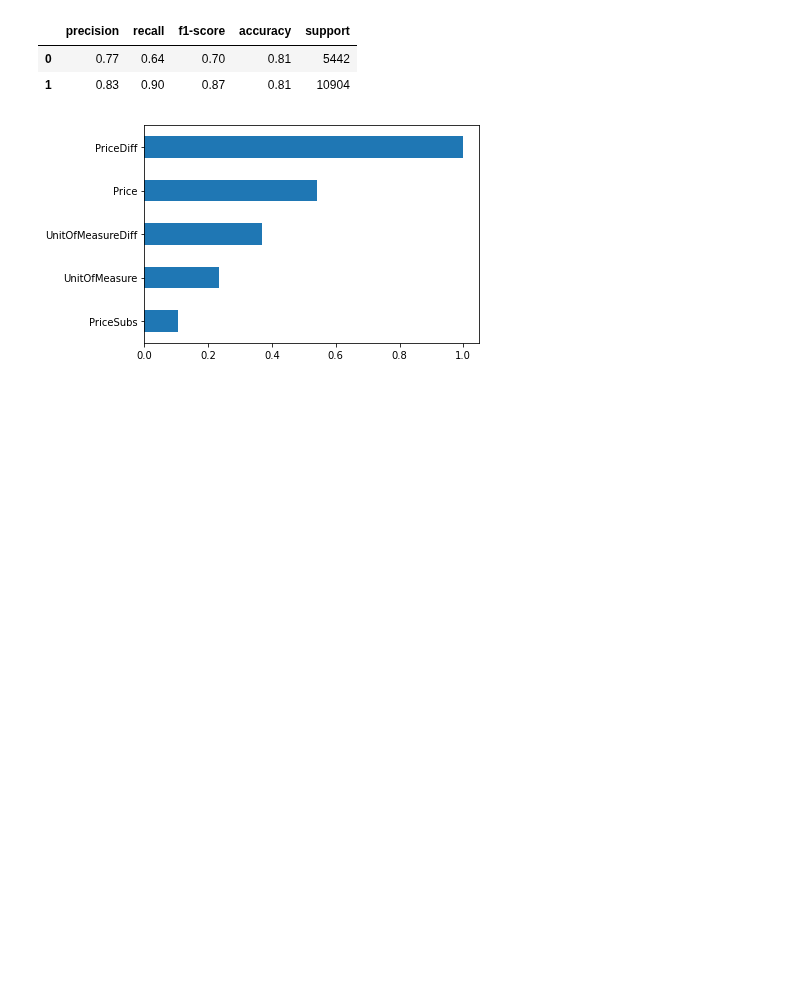
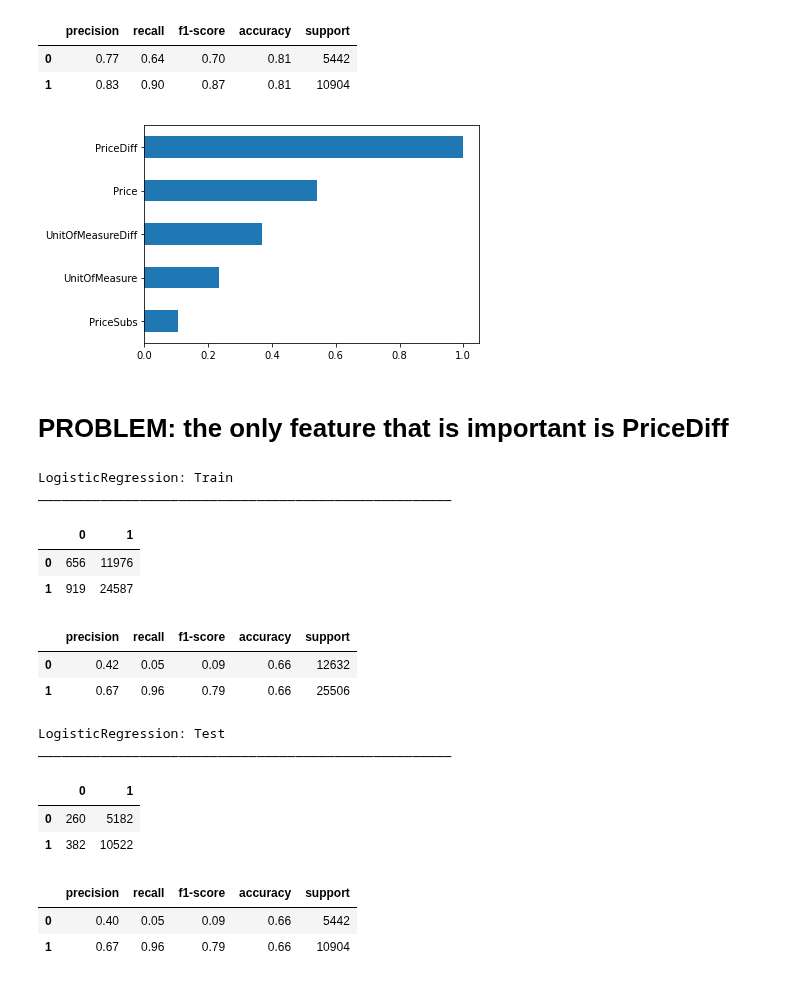
Before and after one commit to DanielKorenDataScience/ClassificationProject, a Jupyter notebook: Classification_Project_Shufersal.ipynb, the cells around one changed output. Cells and saved outputs as stored; diff of their text form; code cells hidden in the pictures; blank space fills up the shorter version.

```diff
--- a/Classification_Project_Shufersal.ipynb
+++ b/Classification_Project_Shufersal.ipynb
@@ -253,3 +254,5 @@ _____________________________________________________
 | 0 | 0.77 | 0.64 | 0.70 | 0.81 | 5442 |
 | 1 | 0.83 | 0.90 | 0.87 | 0.81 | 10904 |
 [figure]
+# %% [markdown]
+# PROBLEM: the only feature that is important is PriceDiff
@@ -255,0 +263,19 @@ _____________________________________________________
+# %%
+process_model(LogisticRegression(), X_train=X0_train, X_test=X0_test)
+# %% [output]
+LogisticRegression: Train
+_____________________________________________________
+|  | 0 | 1 |
+| 0 | 656 | 11976 |
+| 1 | 919 | 24587 |
+|  | precision | recall | f1-score | accuracy | support |
+| 0 | 0.42 | 0.05 | 0.09 | 0.66 | 12632 |
+| 1 | 0.67 | 0.96 | 0.79 | 0.66 | 25506 |
+LogisticRegression: Test
+_____________________________________________________
+|  | 0 | 1 |
+| 0 | 260 | 5182 |
+| 1 | 382 | 10522 |
+|  | precision | recall | f1-score | accuracy | support |
+| 0 | 0.40 | 0.05 | 0.09 | 0.66 | 5442 |
+| 1 | 0.67 | 0.96 | 0.79 | 0.66 | 10904 |
```
Also changed, not shown: parts of 5 cells of this notebook.
